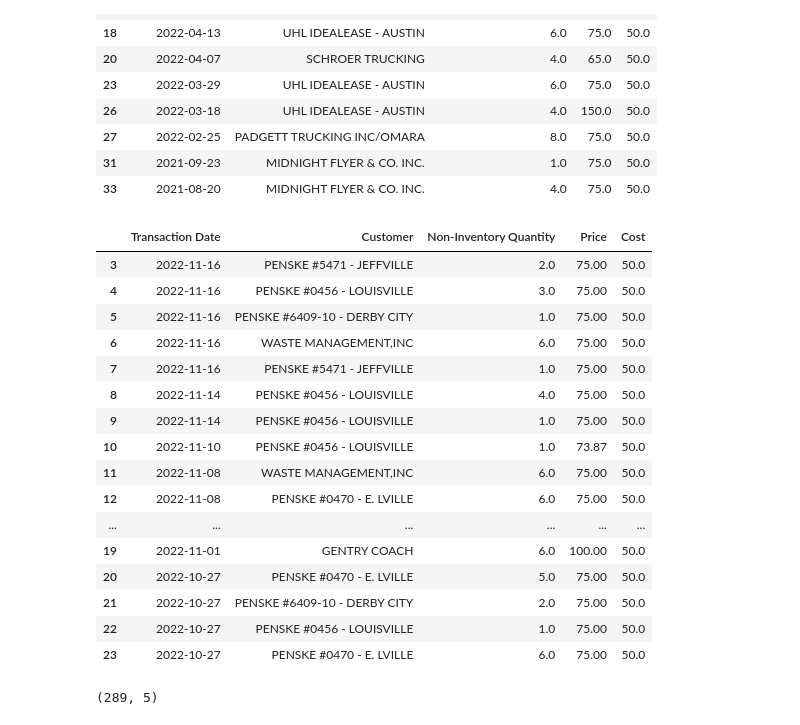
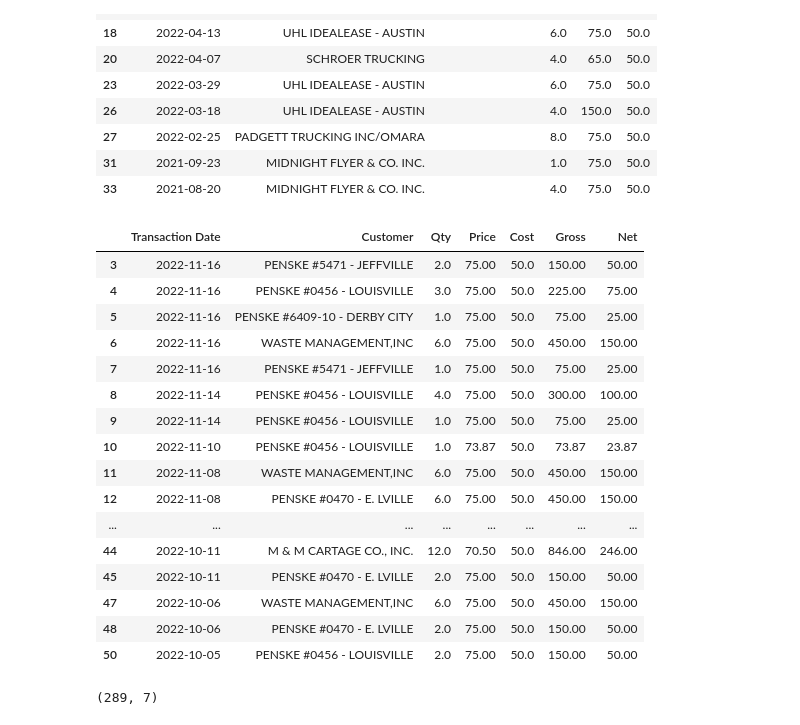
Before and after one commit to dmorton714/vis, a Jupyter notebook: vis.ipynb, the cells around one changed output. Cells and saved outputs as stored; diff of their text form; code cells hidden in the pictures.

```diff
--- a/vis.ipynb
+++ b/vis.ipynb
@@ -100,7 +100,7 @@ df4 = pd.read_excel (r'375.xlsx',header=[3])
 df5 = pd.read_excel (r'376.xlsx',header=[3])
 # Drops the columns that arent needed
 df5.drop(columns=['Transaction Type', 'Reference Number', 'Customer Vendor #','Inventory Balance', 'Transaction Date.1','Reference Number.1', 'Created By', 'Created Date', 'Inventory Quantity','Transaction Type.1', 'Created Time', 'Last Changed By', 'Last Changed Date','Receiving PO Number', 'Last Changed Time' ], inplace=True)
-df5.rename(columns={'Customer/Vendor Name' : 'Customer',}, inplace=True)
+df5.rename(columns={'Customer/Vendor Name' : 'Customer', 'Non-Inventory Quantity': 'Qty'}, inplace=True)
 df5 = df5[df5.Customer != "TRANSFERS TO #372 J'VILLE"]
 df5 = df5[df5.Customer != "TRANSFERS TO #374 SEYMOUR"]
 df5 = df5[df5.Customer != "TRANSFERS TO #373 E-TOWN"]
@@ -111,27 +111,36 @@ df5 = df5[df5.Customer != 'Net Activity']
 df5 = df5[df5.Customer != 'Ending Balance']
 df5 = df5[df5.Customer != 'VOID']
 df5 = df5.dropna(how="all")
+# %%
+Gross = df5.Qty * df5.Price
+df5['Gross'] = Gross.where(df5.Price == 'Qty', other=Gross)
+
+Net = df5.Qty * df5.Cost
+df5['Net'] = Net.where(df5.Cost == 'Qty', other=Net)
+
+Net = df5.Gross - df5.Net
+df5['Net'] = Net.where(df5.Gross == "Net", other=Net)
 # %%
-df5.head(20)
+df5.head(40)
 # %% [output]
-|  | Transaction Date | Customer | Non-Inventory Quantity | Price | Cost |
-| 3 | 2022-11-16 | PENSKE #5471 - JEFFVILLE | 2.0 | 75.00 | 50.0 |
-| 4 | 2022-11-16 | PENSKE #0456 - LOUISVILLE | 3.0 | 75.00 | 50.0 |
-| 5 | 2022-11-16 | PENSKE #6409-10 - DERBY CITY | 1.0 | 75.00 | 50.0 |
-| 6 | 2022-11-16 | WASTE MANAGEMENT,INC | 6.0 | 75.00 | 50.0 |
-| 7 | 2022-11-16 | PENSKE #5471 - JEFFVILLE | 1.0 | 75.00 | 50.0 |
-| 8 | 2022-11-14 | PENSKE #0456 - LOUISVILLE | 4.0 | 75.00 | 50.0 |
-| 9 | 2022-11-14 | PENSKE #0456 - LOUISVILLE | 1.0 | 75.00 | 50.0 |
-| 10 | 2022-11-10 | PENSKE #0456 - LOUISVILLE | 1.0 | 73.87 | 50.0 |
-| 11 | 2022-11-08 | WASTE MANAGEMENT,INC | 6.0 | 75.00 | 50.0 |
-| 12 | 2022-11-08 | PENSKE #0470 - E. LVILLE | 6.0 | 75.00 | 50.0 |
-| ... | ... | ... | ... | ... | ... |
-| 19 | 2022-11-01 | GENTRY COACH | 6.0 | 100.00 | 50.0 |
-| 20 | 2022-10-27 | PENSKE #0470 - E. LVILLE | 5.0 | 75.00 | 50.0 |
-| 21 | 2022-10-27 | PENSKE #6409-10 - DERBY CITY | 2.0 | 75.00 | 50.0 |
-| 22 | 2022-10-27 | PENSKE #0456 - LOUISVILLE | 1.0 | 75.00 | 50.0 |
-| 23 | 2022-10-27 | PENSKE #0470 - E. LVILLE | 6.0 | 75.00 | 50.0 |
+|  | Transaction Date | Customer | Qty | Price | Cost | Gross | Net |
+| 3 | 2022-11-16 | PENSKE #5471 - JEFFVILLE | 2.0 | 75.00 | 50.0 | 150.00 | 50.00 |
+| 4 | 2022-11-16 | PENSKE #0456 - LOUISVILLE | 3.0 | 75.00 | 50.0 | 225.00 | 75.00 |
+| 5 | 2022-11-16 | PENSKE #6409-10 - DERBY CITY | 1.0 | 75.00 | 50.0 | 75.00 | 25.00 |
+| 6 | 2022-11-16 | WASTE MANAGEMENT,INC | 6.0 | 75.00 | 50.0 | 450.00 | 150.00 |
+| 7 | 2022-11-16 | PENSKE #5471 - JEFFVILLE | 1.0 | 75.00 | 50.0 | 75.00 | 25.00 |
+| 8 | 2022-11-14 | PENSKE #0456 - LOUISVILLE | 4.0 | 75.00 | 50.0 | 300.00 | 100.00 |
+| 9 | 2022-11-14 | PENSKE #0456 - LOUISVILLE | 1.0 | 75.00 | 50.0 | 75.00 | 25.00 |
+| 10 | 2022-11-10 | PENSKE #0456 - LOUISVILLE | 1.0 | 73.87 | 50.0 | 73.87 | 23.87 |
+| 11 | 2022-11-08 | WASTE MANAGEMENT,INC | 6.0 | 75.00 | 50.0 | 450.00 | 150.00 |
+| 12 | 2022-11-08 | PENSKE #0470 - E. LVILLE | 6.0 | 75.00 | 50.0 | 450.00 | 150.00 |
+| ... | ... | ... | ... | ... | ... | ... | ... |
+| 44 | 2022-10-11 | M & M CARTAGE CO., INC. | 12.0 | 70.50 | 50.0 | 846.00 | 246.00 |
+| 45 | 2022-10-11 | PENSKE #0470 - E. LVILLE | 2.0 | 75.00 | 50.0 | 150.00 | 50.00 |
+| 47 | 2022-10-06 | WASTE MANAGEMENT,INC | 6.0 | 75.00 | 50.0 | 450.00 | 150.00 |
+| 48 | 2022-10-06 | PENSKE #0470 - E. LVILLE | 2.0 | 75.00 | 50.0 | 150.00 | 50.00 |
+| 50 | 2022-10-05 | PENSKE #0456 - LOUISVILLE | 2.0 | 75.00 | 50.0 | 150.00 | 50.00 |
 # %%
 df5.shape
 # %% [output]
-(289, 5)
+(289, 7)
```
